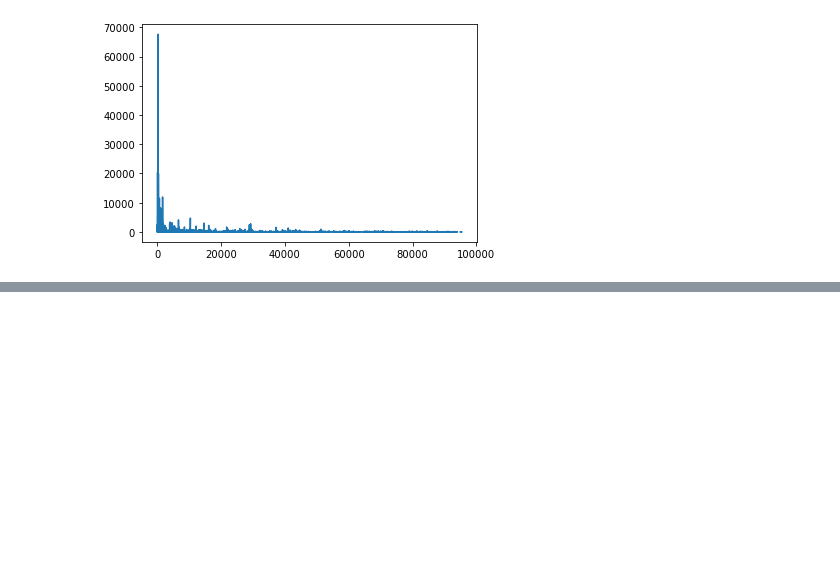
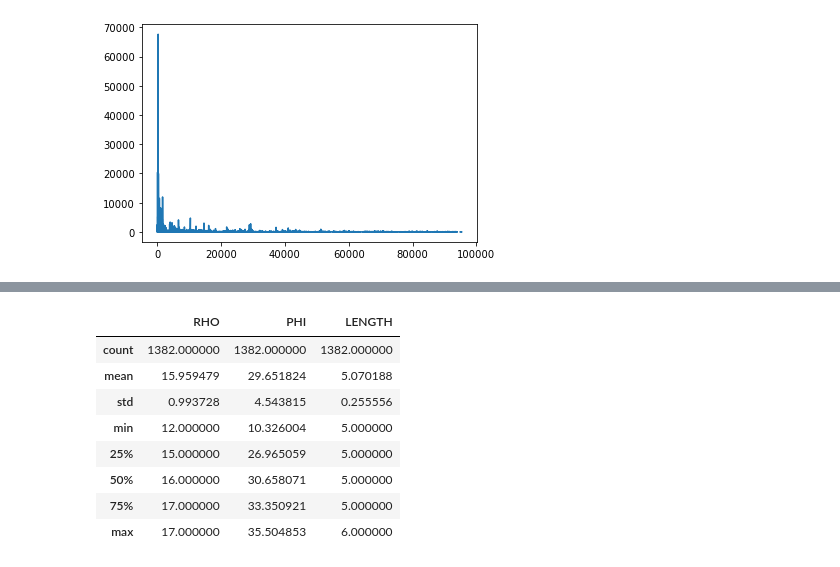
Before and after one commit to wakaru44/letter_counting, a Jupyter notebook: code/Letter Counting.ipynb, the cells around one changed output, grey strips where cells are left out. Cells and saved outputs as stored; diff of their text form; code cells hidden in the pictures; blank space fills up the shorter version.

Commit message:
created a method to create groups of words based on constrains

```diff
--- a/code/Letter Counting.ipynb
+++ b/code/Letter Counting.ipynb
@@ -566,3 +453,5 @@ high_phi = 100.0 # Higher than this will be consider High
 low_phi  = 30.0  # Lower that this.
 high_length = 6  # Longest words
 low_length = 5  # Shortest words
+high_rho = 35  # Longest words
+low_rho = 25  # Shortest words
@@ -623,13 +497,10 @@ data_philtered
 # %%
-
-def filter_length(value):
-    """Keep (True) all words shorter than high and longer that low. in between."""
-    #return True
-    if value <= high_length and value >= low_length:
+def filter_rho(value, low_rho=low_rho, high_rho=high_rho):
+    """Keep all the words within the threshold"""
+    if value < high_rho and value > low_rho:
         return True
     else:
         return False
 
-
-chosen_words = data_philtered.loc[data_philtered['LENGTH'].apply(filter_length).fillna(False)]
-chosen_words
+#example_rhotered = example.loc[example['RHO'].apply(filter_rho).fillna(False)]
+#example_rhotered
@@ -671,0 +571,50 @@ plt.scatter(chosen_words.FRECUENC,chosen_words.PHI)
+# %%
+## Building the 1st group
+#  Using filter_length, filter_phi, filter_freq,
+
+def build_word_group_a(dataset):
+    """
+    Build a word group given a set of parameters
+        Group A:
+
+        Length >= 5 and Length <= 6
+        Phi < 1/3PhiMax  ( < 30 )
+        Rho < 1/3RhoMax
+
+    """
+    # filter_length # Between 5 and 6 characters long
+    min_l = 5
+    max_l = 6
+    #print(len(dataset))
+    words = dataset.loc[dataset["LENGTH"].apply(lambda x: filter_length(x,min_l,max_l))]
+    words = words.loc[words["PALABRA"].apply(filter_chars)]
+    #print(len(words))
+    # filter_phi
+    min_phi = 0
+    max_phi = ( example.PHI.max() / 3 ) * 1.5 # 1/3 of Phi Max
+    wordsaphi = words.loc[words["PHI"].apply(lambda x: filter_phi(x,min_phi,max_phi) )]
+    #print(len(wordsaphi))
+    # filter_rho
+    min_rho = 0
+    max_rho = ( example.RHO.max() / 3 ) * 1.8 # 1/3 of Rho Max
+    wordsrho = wordsaphi.loc[wordsaphi["RHO"].apply(lambda x: filter_rho(x,min_rho,max_rho) )]
+    #print(len(wordsrho))
+    return wordsrho
+
+
+
+result = 0
+groupA = build_word_group_a(data)
+
+
+groupA.describe()
+# %% [output]
+|  | RHO | PHI | LENGTH |
+| count | 1382.000000 | 1382.000000 | 1382.000000 |
+| mean | 15.959479 | 29.651824 | 5.070188 |
+| std | 0.993728 | 4.543815 | 0.255556 |
+| min | 12.000000 | 10.326004 | 5.000000 |
+| 25% | 15.000000 | 26.965059 | 5.000000 |
+| 50% | 16.000000 | 30.658071 | 5.000000 |
+| 75% | 17.000000 | 33.350921 | 5.000000 |
+| max | 17.000000 | 35.504853 | 6.000000 |
```
Also changed, not shown: parts of 28 cells of this notebook.
